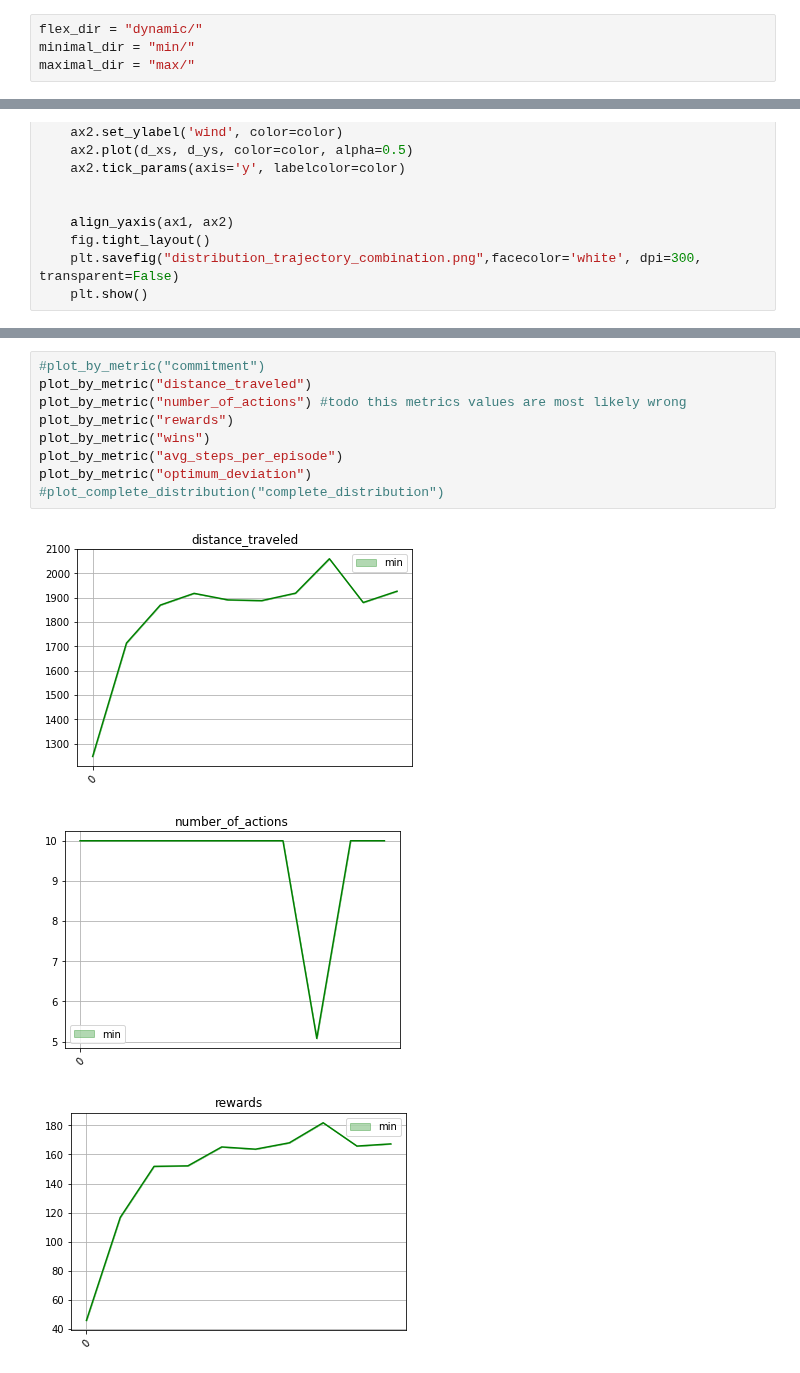
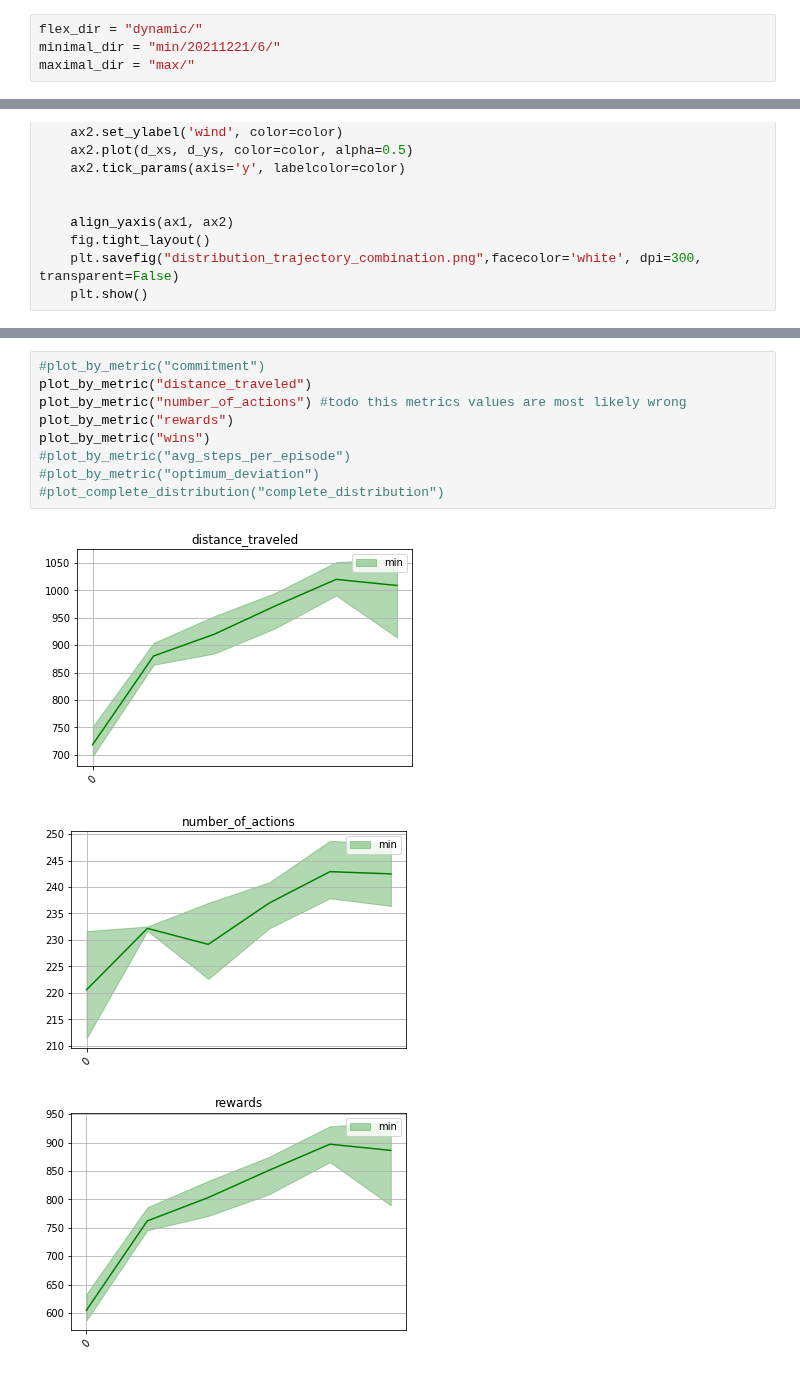
Before and after one commit to julseil/windy-bridge-env, a Jupyter notebook: windy-bridge/logs/plot_results.ipynb, the cells around one changed output, grey strips where cells are left out. Saved outputs shown, nothing was run; the diff lists cells and outputs as text.

```diff
--- a/windy-bridge/logs/plot_results.ipynb
+++ b/windy-bridge/logs/plot_results.ipynb
@@ -8,7 +8,7 @@ import json
 import itertools
 # %%
 flex_dir = "dynamic/"
-minimal_dir = "min/"
+minimal_dir = "min/20211221/6/"
 maximal_dir = "max/"
 # %%
 learning_steps = 1024000 * 2
@@ -218,13 +291,13 @@ def combine_distri_trajectory(trajectory, distribution):
 # %%
 #plot_by_metric("commitment")
 plot_by_metric("distance_traveled")
 plot_by_metric("number_of_actions") #todo this metrics values are most likely wrong
 plot_by_metric("rewards")
 plot_by_metric("wins")
-plot_by_metric("avg_steps_per_episode")
-plot_by_metric("optimum_deviation")
+#plot_by_metric("avg_steps_per_episode")
+#plot_by_metric("optimum_deviation")
 #plot_complete_distribution("complete_distribution")
 # %% [output]
-[figure, old version]
+[figure, new version]
-[figure, old version]
+[figure, new version]
-[figure, old version]
+[figure, new version]
```
Also changed, not shown: parts of 7 cells of this notebook, 12 other files.
